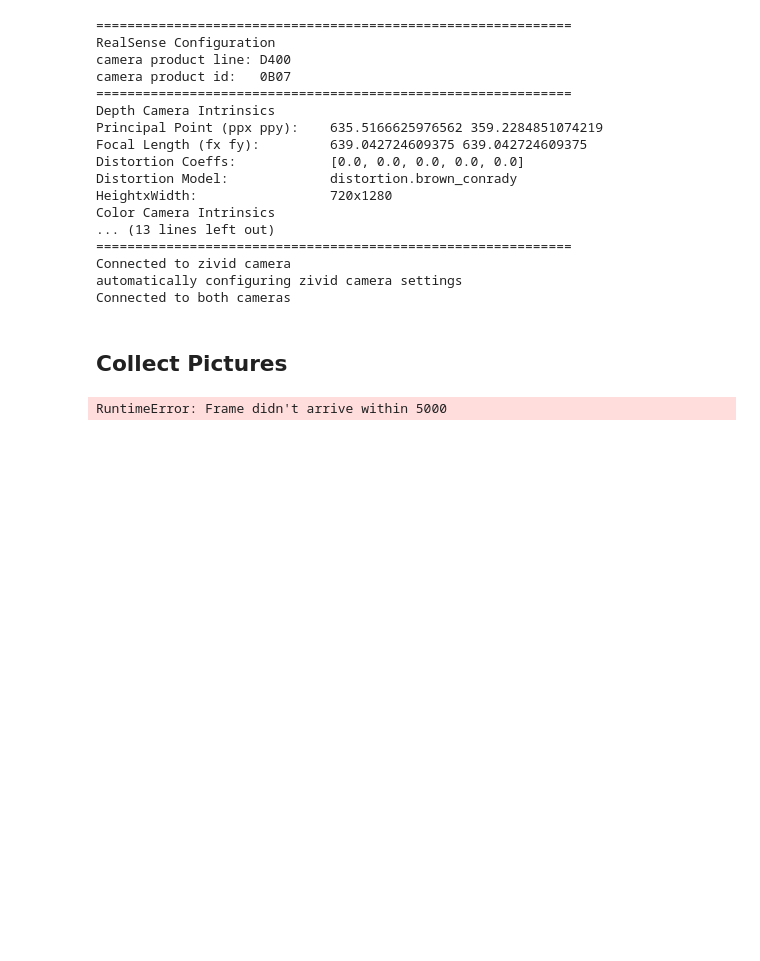
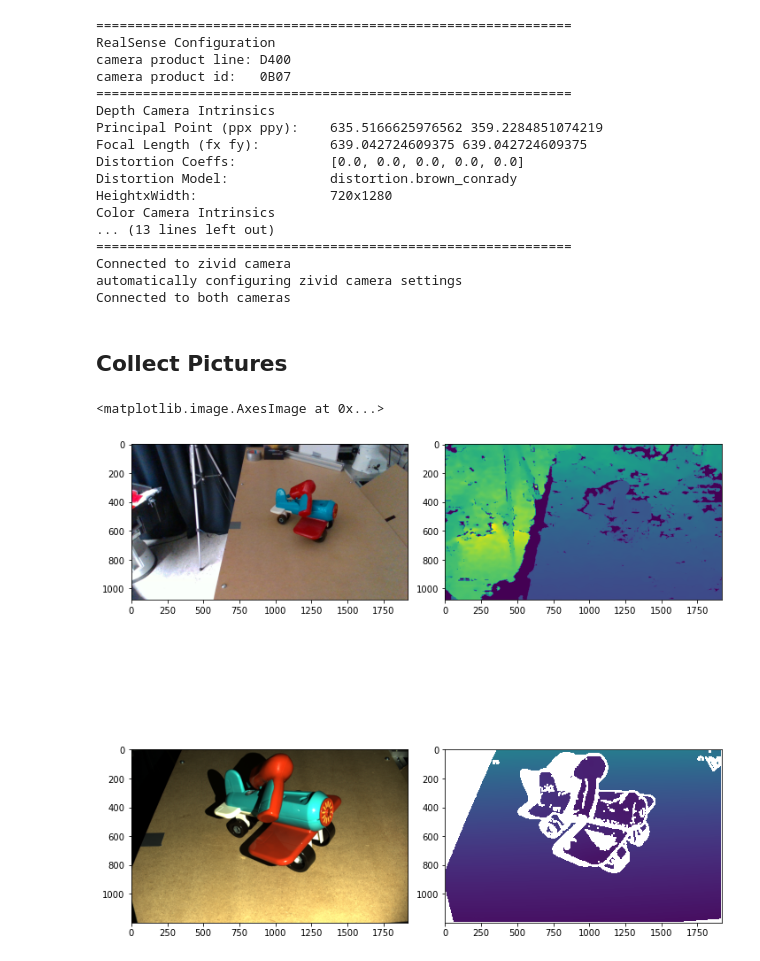
Before and after one commit to alr-internship/self-supervised-depth-denoising, a Jupyter notebook: notebooks/dataset/00_retrieve_dataset.ipynb, the cells around one changed output. Cells and saved outputs as stored; diff of their text form; code cells hidden in the pictures; blank space fills up the shorter version.

Commit message:
after dataset generation

```diff
--- a/notebooks/dataset/00_retrieve_dataset.ipynb
+++ b/notebooks/dataset/00_retrieve_dataset.ipynb
@@ -17,7 +17,7 @@ from models.dataset.dataset_interface import DatasetInterface
 resource_path = Path("../../resources")
 
 class Args:
-    picture_amount = 3                  # how many frames to collect
+    picture_amount = 1                  # how many frames to collect
     delay = 500                         # delay between exposures in ms
 args = Args()
 # %% [markdown]
@@ -65,29 +62,29 @@ Connected to both cameras
 # %% [markdown]
 ## Collect Pictures
 # %%
-dataset_container = DatasetInterface(resource_path / Path("images/uncalibrated/dataset_test"))
+dataset_container = DatasetInterface(resource_path / Path("images/uncalibrated/dataset_4"))
+# %%
+# execute this cell to generate and append pairs of images. The images won't be saved.
+for i in range(args.picture_amount):
+    rs_frames = real_sense.collect_frame()
+    zv_frames = zivid.collect_frame()
+    dataset_container.append_and_save(*rs_frames, *zv_frames)
+
+    if i + 1 == args.picture_amount:
+        time.sleep(args.delay / 1000.0)
 # %%
-# execute this cell to generate and append pairs of images. The images won't be saved.
-for i in range(args.picture_amount):
-    rs_frames = real_sense.collect_frame()
-    zv_frames = zivid.collect_frame()
-    dataset_container.append_and_save(*rs_frames, *zv_frames)
-    time.sleep(args.delay / 1000.0)
-
-
-import cv2
-# calibration = np.loadtxt(resource_path / Path("calibrations/regression/calibration_from_all.np"))
-# rs_rgb = cv2.warpPerspective(rs_frames[0], calibration, (zv_frames[0].shape[1], zv_frames[0].shape[0]))
-# rs_depth = cv2.warpPerspective(rs_frames[1], calibration, (zv_frames[0].shape[1], zv_frames[0].shape[0]))
 rs_rgb = rs_frames[0]
 rs_depth = rs_frames[1]
 
 from matplotlib import pyplot as plt
-f, axarr = plt.subplots(2, 2, figsize=(30, 20))
+import cv2
+
+f, axarr = plt.subplots(2, 2, figsize=(10, 10))
 f.tight_layout()
 axarr[0][0].imshow(cv2.cvtColor(rs_rgb, cv2.COLOR_BGR2RGB))
 axarr[0][1].imshow(rs_depth)
 axarr[1][0].imshow(cv2.cvtColor(zv_frames[0], cv2.COLOR_BGR2RGB))
 axarr[1][1].imshow(zv_frames[1])
 # %% [output]
-RuntimeError: Frame didn't arrive within 5000
+<matplotlib.image.AxesImage at 0x...>
+[figure, added]
```
Also changed, not shown: parts of 1 cell of this notebook, 7 other files.
